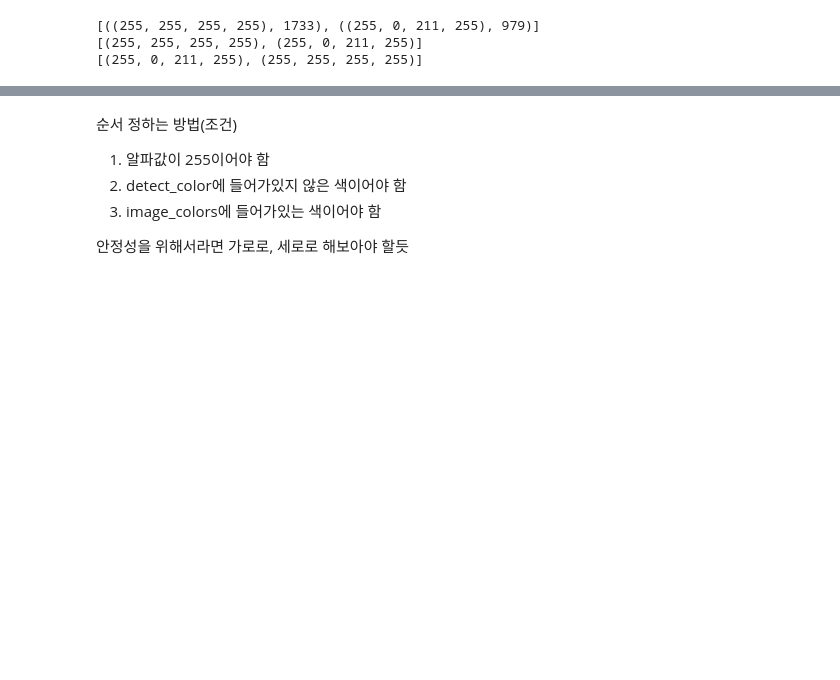
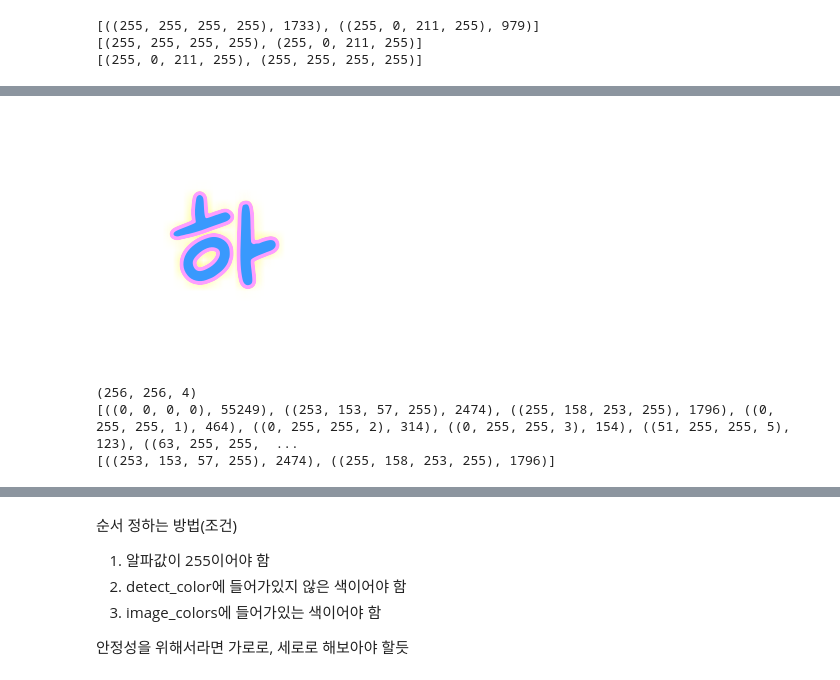
Before and after one commit to min02choi/Style-Color-Detect, a Jupyter notebook: color_detect.ipynb, the cells around one changed output, grey strips where cells are left out. Drawn from its saved outputs; the diff is of its cells as text; code cells hidden in the pictures; blank space fills up the shorter version.

```diff
--- a/color_detect.ipynb
+++ b/color_detect.ipynb
@@ -451,0 +602,40 @@ print(image_colors)
+# %%
+# strglow
+
+image = cv2.imread('온글잎 메리마체_하_129_strglow.png', cv2.IMREAD_UNCHANGED)
+
+cv2_imshow(image)
+
+hist = []
+print(image.shape)
+# print(image.size / 3)
+
+# 각 픽셀의 화소값
+for i in range(image.shape[0]):
+  for j in range(image.shape[1]):
+    hist.append(tuple(image[i, j]))
+
+# 픽셀 색상별 등장 횟수 계산
+color_counts = {}
+for color in hist:
+    if color in color_counts:
+        color_counts[color] += 1
+    else:
+        color_counts[color] = 1
+
+sorted_colors = sorted(color_counts.items(), key=lambda x: x[1], reverse=True)
+# sorted_colors = sorted(color_counts.items(), key=lambda x: x[0][3], reverse=True)   # 알파 값으로 정렬
+print(sorted_colors)
+
+
+image_colors = sorted_colors[1:3]   # 테두리 or 텍스트 색
+print(image_colors)
+
+# # 결과 출력 - 임시
+# print("텍스트 색상(BGR):", sorted_colors[1])
+# print("테두리 색상(BGR):", sorted_colors[2])
+# %% [output]
+[figure, added]
+(256, 256, 4)
+[((0, 0, 0, 0), 55249), ((253, 153, 57, 255), 2474), ((255, 158, 253, 255), 1796), ((0, 255, 255, 1), 464), ((0, 255, 255, 2), 314), ((0, 255, 255, 3), 154), ((51, 255, 255, 5), 123), ((63, 255, 255,  ...
+[((253, 153, 57, 255), 2474), ((255, 158, 253, 255), 1796)]
```
Also changed, not shown: parts of 29 cells of this notebook.
